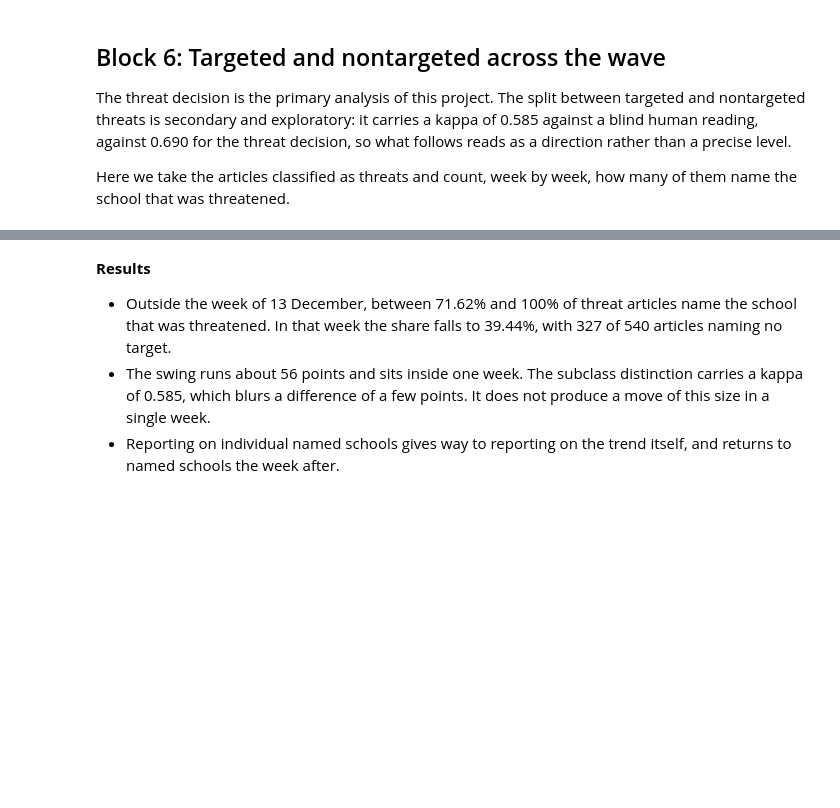
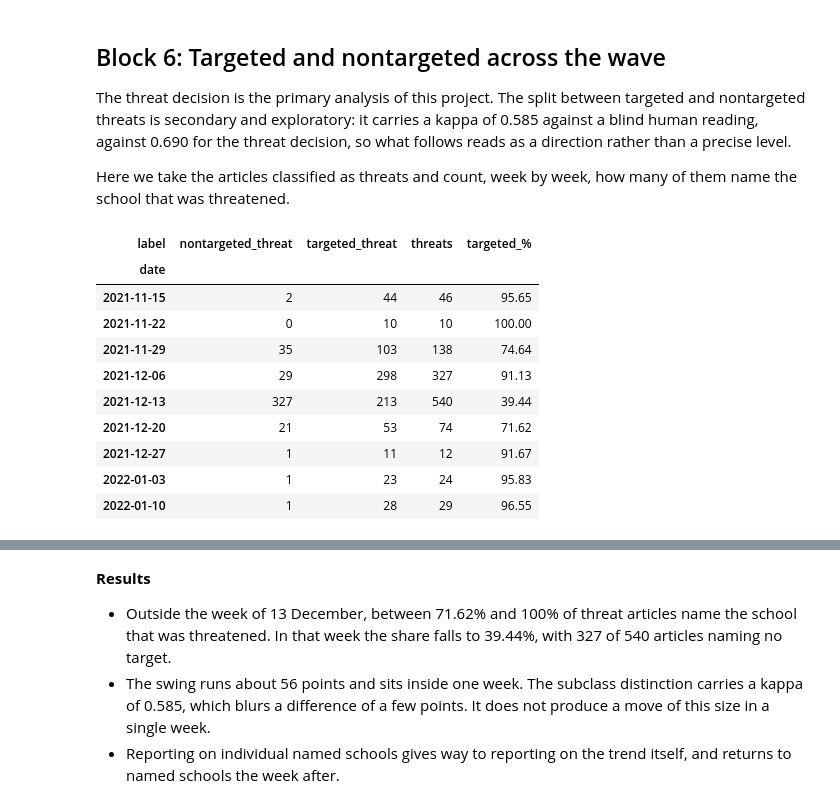
Before and after one commit to SariuxCho/data5500-school-threat-trends, a Jupyter notebook: notebooks/10_keyword_vs_classified.ipynb, the cells around one changed output, grey strips where cells are left out. Drawn from its saved outputs; the diff is of its cells as text; code cells hidden in the pictures; blank space fills up the shorter version.

```diff
--- a/notebooks/10_keyword_vs_classified.ipynb
+++ b/notebooks/10_keyword_vs_classified.ipynb
@@ -246,6 +262,31 @@ the rest   links  2401   readable   790   threats   625   threat % 79.11
 The threat decision is the primary analysis of this project. The split between targeted and nontargeted threats is secondary and exploratory: it carries a kappa of 0.585 against a blind human reading, against 0.690 for the threat decision, so what follows reads as a direction rather than a precise level.
 
 Here we take the articles classified as threats and count, week by week, how many of them name the school that was threatened.
+# %%
+# Count the threat articles in each week, split into targeted and nontargeted.
+# Weeks start on Monday, so the week of 13 December holds the 17 December peak.
+threat_articles = dated[dated["threat"]]
+weekly = (
+    threat_articles
+    .groupby([pd.Grouper(key="date", freq="W-MON", label="left", closed="left"), "label"])
+    .size()
+    .unstack(fill_value=0)
+)
+weekly["threats"] = weekly[["targeted_threat", "nontargeted_threat"]].sum(axis=1)
+weekly["targeted_%"] = (weekly["targeted_threat"] / weekly["threats"] * 100).round(2)
+weekly
+# %% [output]
+| label | nontargeted_threat | targeted_threat | threats | targeted_% |
+| date |  |  |  |  |
+| 2021-11-15 | 2 | 44 | 46 | 95.65 |
+| 2021-11-22 | 0 | 10 | 10 | 100.00 |
+| 2021-11-29 | 35 | 103 | 138 | 74.64 |
+| 2021-12-06 | 29 | 298 | 327 | 91.13 |
+| 2021-12-13 | 327 | 213 | 540 | 39.44 |
+| 2021-12-20 | 21 | 53 | 74 | 71.62 |
+| 2021-12-27 | 1 | 11 | 12 | 91.67 |
+| 2022-01-03 | 1 | 23 | 24 | 95.83 |
+| 2022-01-10 | 1 | 28 | 29 | 96.55 |
 # %%
 # The weeks go in as text so the bars sit evenly spaced and the labels stay short.
 weeks = weekly.index.strftime("%b %d")
```
Also changed, not shown: parts of 4 cells of this notebook, 19 other files.
